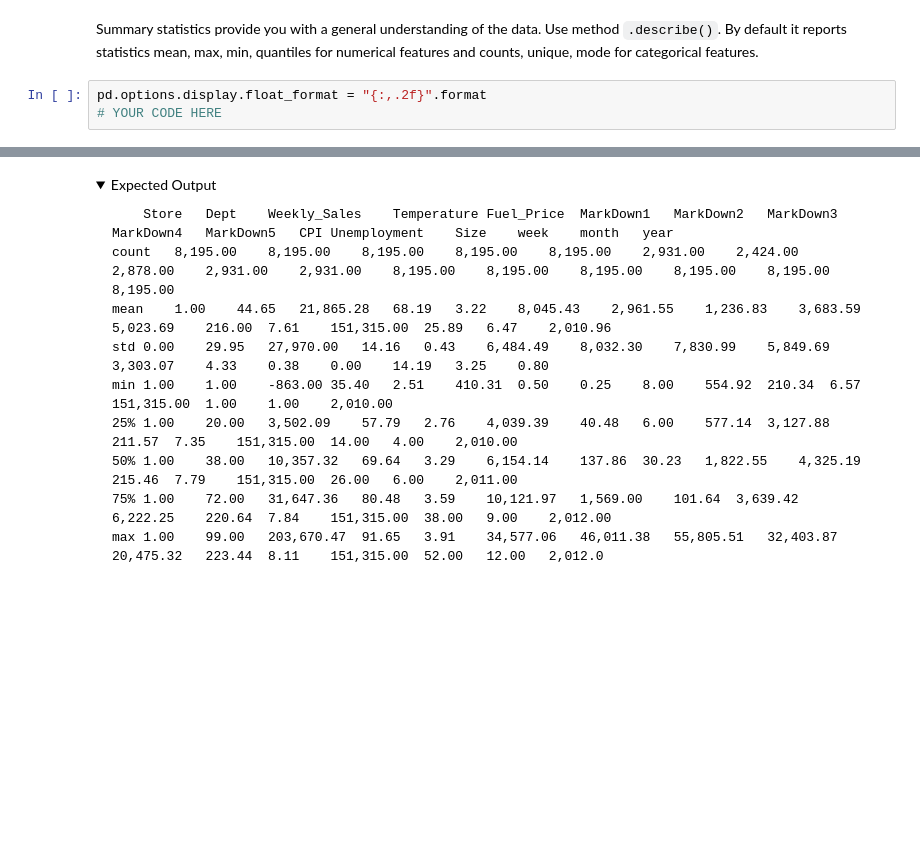
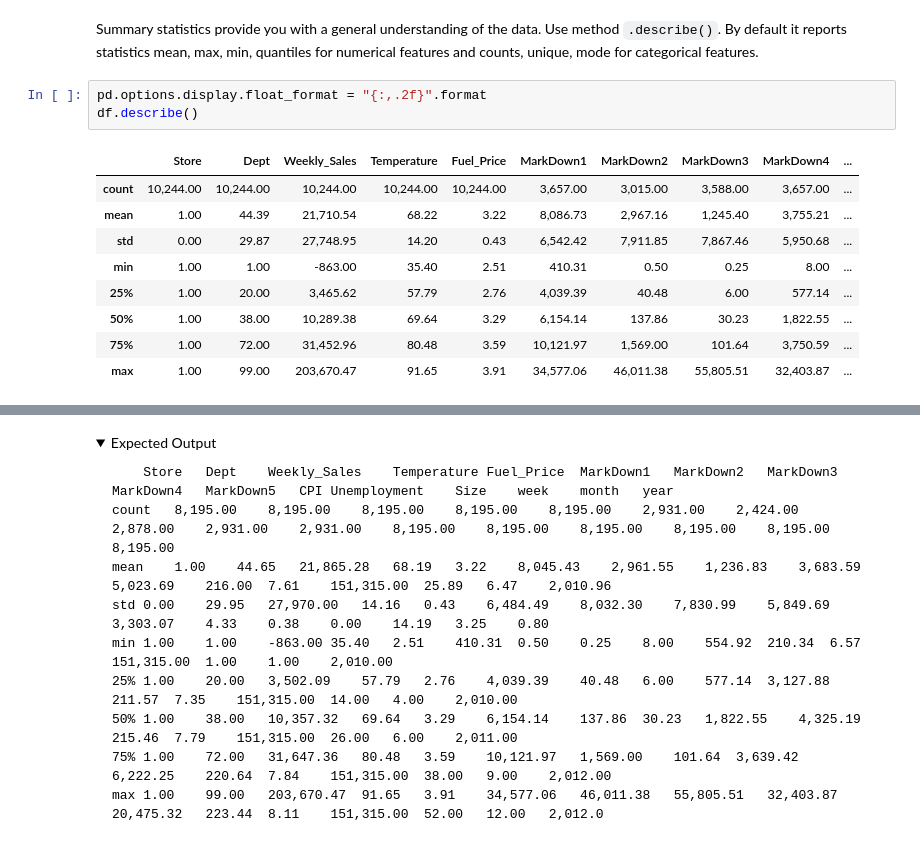
Before and after one commit to AnjanaSengupta/LOCALMLE10, a Jupyter notebook: assignments/week-04-data-eng-airflow/nb/walmart-sales-data.ipynb, the cells around one changed output, grey strips where cells are left out. Drawn from its saved outputs; the diff is of its cells as text; folded sections open; blank space fills up the shorter version.

```diff
--- a/assignments/week-04-data-eng-airflow/nb/walmart-sales-data.ipynb
+++ b/assignments/week-04-data-eng-airflow/nb/walmart-sales-data.ipynb
@@ -265,4 +326,14 @@ dtype: object
 Summary statistics provide you with a general understanding of the data. Use method `.describe()`. By default it reports statistics mean, max, min, quantiles for numerical features and counts, unique, mode for categorical features.
 # %%
 pd.options.display.float_format = "{:,.2f}".format
-# YOUR CODE HERE
+df.describe()
+# %% [output]
+|  | Store | Dept | Weekly_Sales | Temperature | Fuel_Price | MarkDown1 | MarkDown2 | MarkDown3 | MarkDown4 | ... |
+| count | 10,244.00 | 10,244.00 | 10,244.00 | 10,244.00 | 10,244.00 | 3,657.00 | 3,015.00 | 3,588.00 | 3,657.00 | ... |
+| mean | 1.00 | 44.39 | 21,710.54 | 68.22 | 3.22 | 8,086.73 | 2,967.16 | 1,245.40 | 3,755.21 | ... |
+| std | 0.00 | 29.87 | 27,748.95 | 14.20 | 0.43 | 6,542.42 | 7,911.85 | 7,867.46 | 5,950.68 | ... |
+| min | 1.00 | 1.00 | -863.00 | 35.40 | 2.51 | 410.31 | 0.50 | 0.25 | 8.00 | ... |
+| 25% | 1.00 | 20.00 | 3,465.62 | 57.79 | 2.76 | 4,039.39 | 40.48 | 6.00 | 577.14 | ... |
+| 50% | 1.00 | 38.00 | 10,289.38 | 69.64 | 3.29 | 6,154.14 | 137.86 | 30.23 | 1,822.55 | ... |
+| 75% | 1.00 | 72.00 | 31,452.96 | 80.48 | 3.59 | 10,121.97 | 1,569.00 | 101.64 | 3,750.59 | ... |
+| max | 1.00 | 99.00 | 203,670.47 | 91.65 | 3.91 | 34,577.06 | 46,011.38 | 55,805.51 | 32,403.87 | ... |
```
Also changed, not shown: parts of 31 cells of this notebook.
